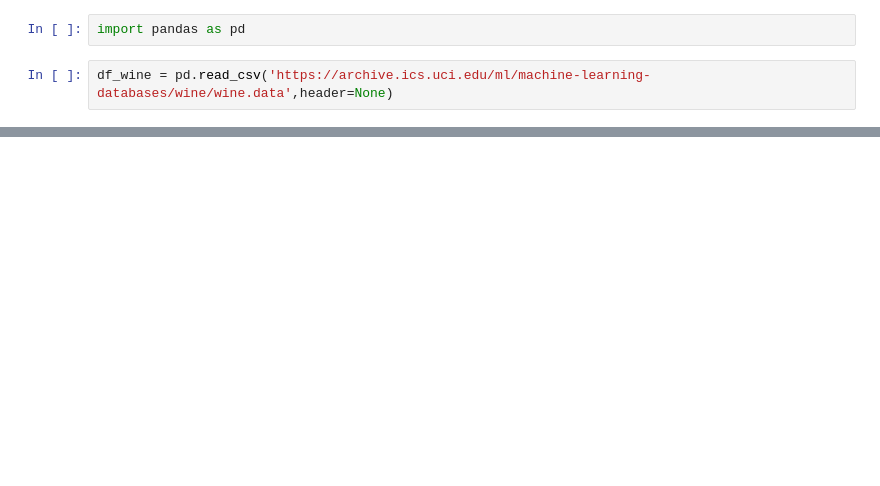
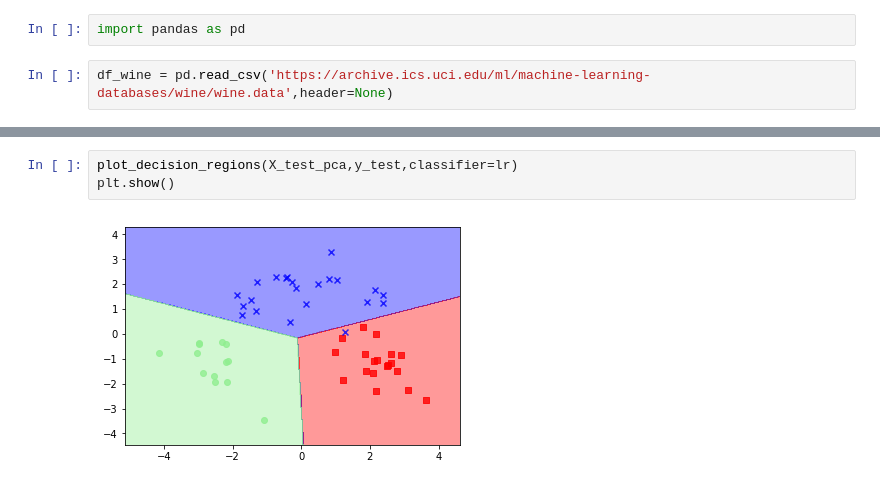
Before and after one commit to donaldxu/Quantitative, a Jupyter notebook: Ch5.通过降维压缩数据.ipynb, the cells around one changed output, grey strips where cells are left out. Saved outputs shown, nothing was run; the diff lists cells and outputs as text; blank space fills up the shorter version.

```diff
--- a/Ch5.通过降维压缩数据.ipynb
+++ b/Ch5.通过降维压缩数据.ipynb
@@ -33,0 +125,5 @@ plt.show()
+# %%
+plot_decision_regions(X_test_pca,y_test,classifier=lr)
+plt.show()
+# %% [output]
+[figure, added]
```
Also changed, not shown: parts of 21 cells of this notebook.
